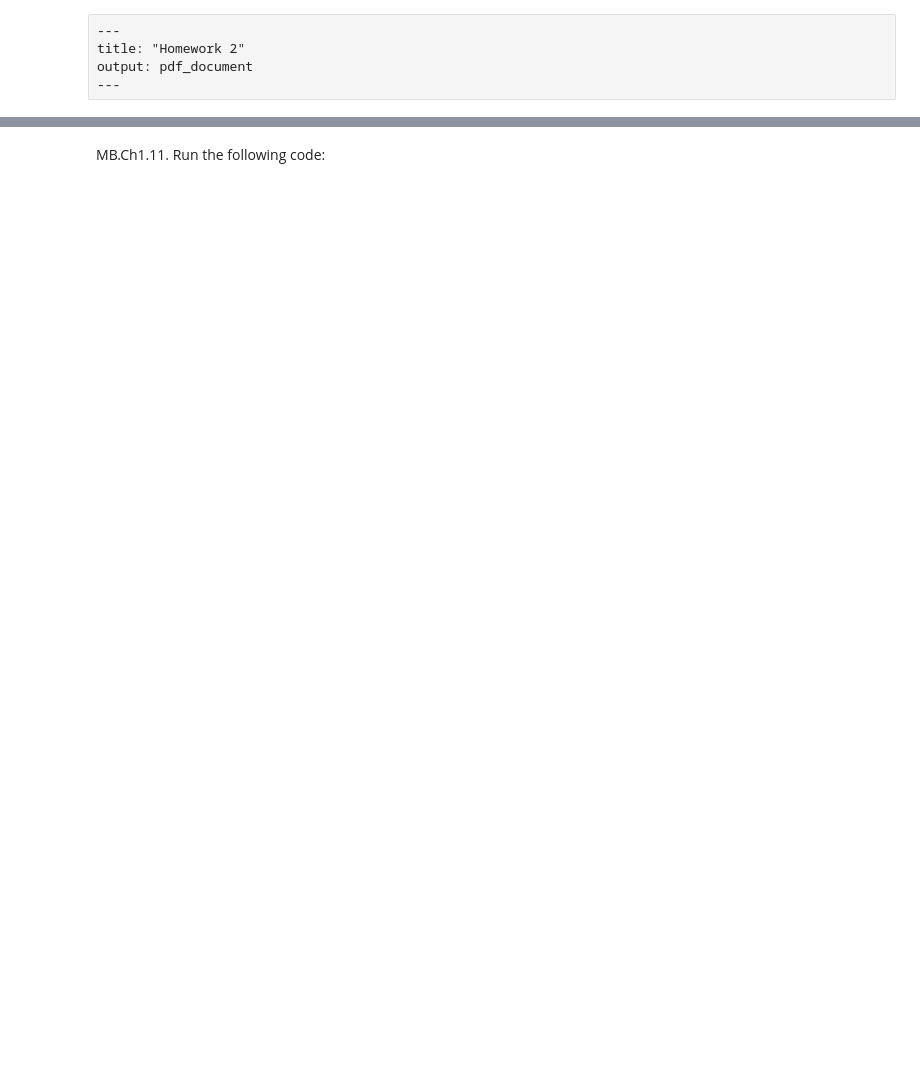
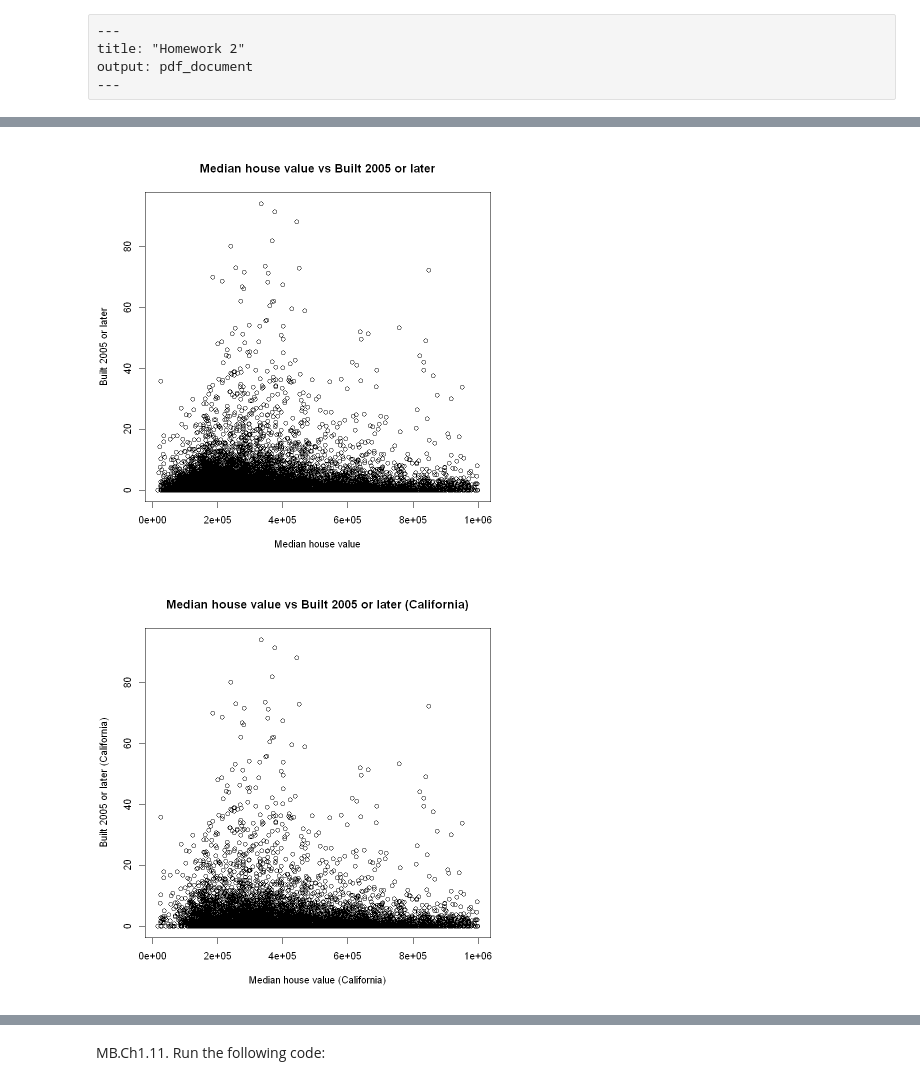
Before and after one commit to AI1379/math-practice, a Jupyter notebook: homework/Homework-02.ipynb, the cells around one changed output, grey strips where cells are left out. Cells and saved outputs as stored; diff of their text form; code cells hidden in the pictures; blank space fills up the shorter version.

```diff
--- a/homework/Homework-02.ipynb
+++ b/homework/Homework-02.ipynb
@@ -39,0 +47,11 @@ The vacancy rate is the fraction of housing units which are not occupied.  The d
+# %%
+ca_pa <- read.csv("data/calif_penn_2011.csv")
+dim(ca_pa) # 11275 34
+ca_pa_cleaned <- na.omit(ca_pa)
+# ca_pa_cleaned
+col_na <- colSums(apply(ca_pa, c(1, 2), is.na)) # Count of NA values in each column
+col_na
+nrow(ca_pa) - nrow(ca_pa_cleaned) # 670 rows removed
+sum(col_na)
+
+ca_pa <- ca_pa_cleaned
@@ -39,0 +85,27 @@ The vacancy rate is the fraction of housing units which are not occupied.  The d
+# %%
+plot(
+    ca_pa_cleaned$Median_house_value,
+    ca_pa_cleaned$Built_2005_or_later,
+    xlab = "Median house value",
+    ylab = "Built 2005 or later",
+    main = "Median house value vs Built 2005 or later",
+)
+
+plot(
+    ca_pa_cleaned$Median_house_value[ca_pa_cleaned$STATEFP == 6],
+    ca_pa_cleaned$Built_2005_or_later[ca_pa_cleaned$STATEFP == 6],
+    xlab = "Median house value (California)",
+    ylab = "Built 2005 or later (California)",
+    main = "Median house value vs Built 2005 or later (California)",
+)
+
+plot(
+    ca_pa_cleaned$Median_house_value[ca_pa_cleaned$STATEFP == 42],
+    ca_pa_cleaned$Built_2005_or_later[ca_pa_cleaned$STATEFP == 42],
+    xlab = "Median house value (Pennsylvania)",
+    ylab = "Built 2005 or later (Pennsylvania)",
+    main = "Median house value vs Built 2005 or later (Pennsylvania)",
+)
+# %% [output]
+[figure, added]
+[figure, added]
```
Also changed, not shown: parts of 24 cells of this notebook, 1 other file.
